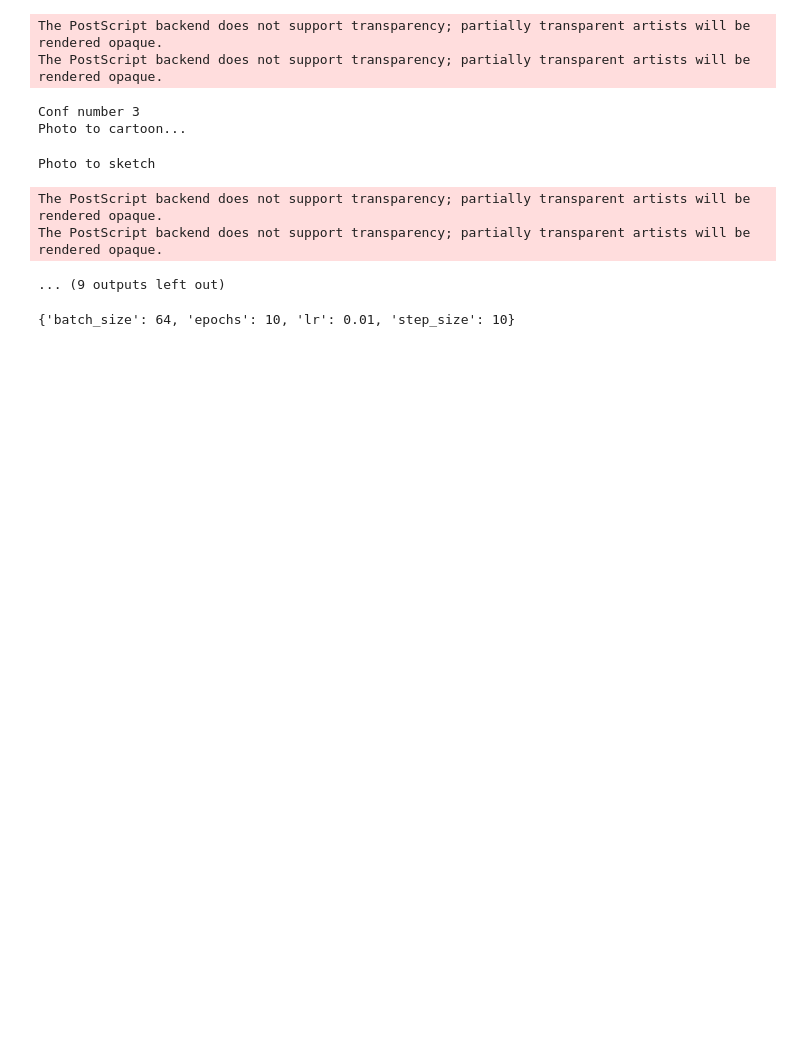
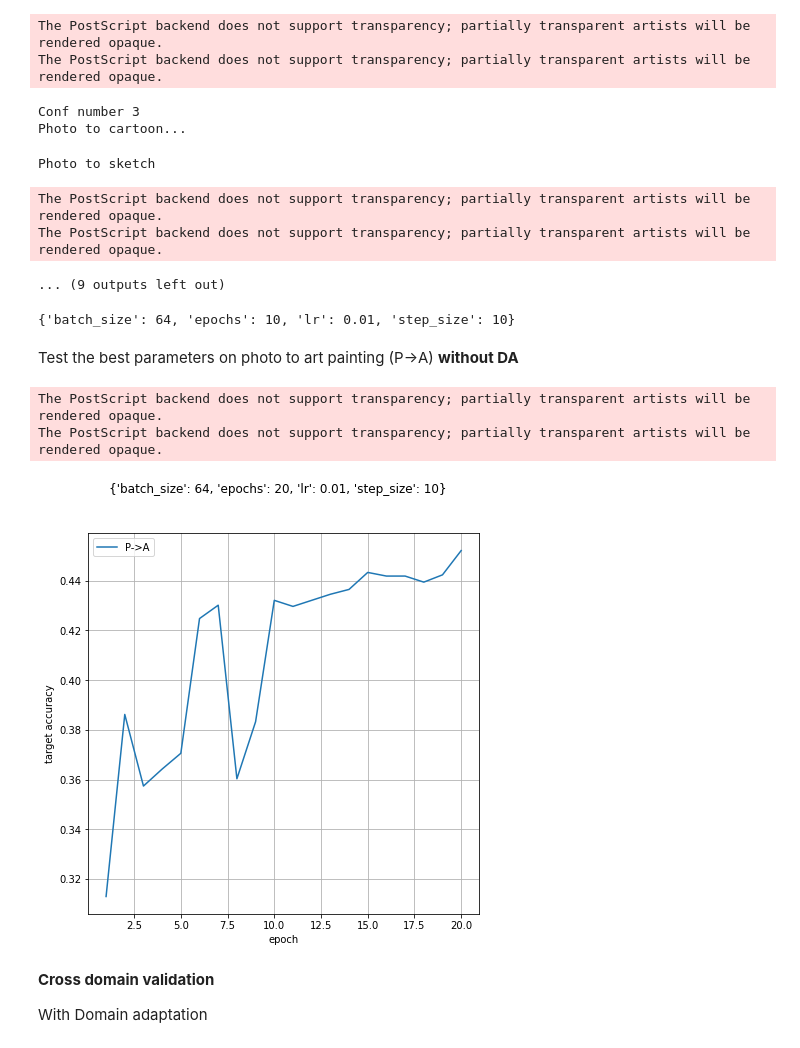
Before and after one commit to toyo97/MLDL-homework3-PACS, a Jupyter notebook: DANN.ipynb, the cells around one changed output. Drawn from its saved outputs; the diff is of its cells as text; code cells hidden in the pictures; blank space fills up the shorter version.

```diff
--- a/DANN.ipynb
+++ b/DANN.ipynb
@@ -366,7 +356,7 @@ import sys
 sys.path.append('HW3')
 from training_methods import source_only_train, DA_train
 # %%
-def plot_target_accuracies(tgt_accs_PC, tgt_accs_PS, conf_number, params):
+def plot_target_accuracies(tgt_accs_PC, tgt_accs_PS, conf_number, params, label='source_only'):
   fig, ax = plt.subplots(figsize=(7,7))
   num_epochs = len(tgt_accs_PC)
   ax.plot(np.arange(1, num_epochs+1), tgt_accs_PC, label='P->C')
@@ -378,7 +368,7 @@ def plot_target_accuracies(tgt_accs_PC, tgt_accs_PS, conf_number, params):
 
   conf_title = f'{params}'
   fig.suptitle(conf_title)
-  fig.savefig(f'plots/tuning/source_only/{conf_number}.eps', format='eps')
+  fig.savefig(f'plots/tuning/{label}/{conf_number}.eps', format='eps')
 # %%
 from sklearn.model_selection import ParameterGrid
 import random
@@ -453,3 +443,39 @@ The PostScript backend does not support transparency; partially transparent arti
 params_list[np.argmax(list(map(lambda a: a[0], avg_accs)))]
 # %% [output]
 {'batch_size': 64, 'epochs': 10, 'lr': 0.01, 'step_size': 10}
+# %% [markdown]
+Test the best parameters on photo to art painting (P->A) **without DA**
+# %%
+def plot_test_target_result(tgt_accs_PA, params, label='source_only'):
+  fig, ax = plt.subplots(figsize=(7,7))
+  num_epochs = len(tgt_accs_PA)
+  ax.plot(np.arange(1, num_epochs+1), tgt_accs_PA, label='P->A')
+  ax.set_ylabel('target accuracy')
+  ax.set_xlabel('epoch')
+  ax.legend()
+  ax.grid()
+
+  conf_title = f'{params}'
+  fig.suptitle(conf_title)
+  fig.savefig(f'plots/tuning/{label}/test.eps', format='eps')
+# %%
+params = params_list[np.argmax(list(map(lambda a: a[0], avg_accs)))]
+
+# let's run it for 20 epochs
+params['epochs'] = 20
+
+tgt_accs_PA = source_only_train('HW3/PACS/photo', 'HW3/PACS/art_painting',
+                                  lr=params['lr'],
+                                  batch_size=params['batch_size'],
+                                  step_size=params['step_size'],
+                                  epochs=params['epochs'])
+# %%
+plot_test_target_result(tgt_accs_PA, params)
+# %% [output]
+The PostScript backend does not support transparency; partially transparent artists will be rendered opaque.
+The PostScript backend does not support transparency; partially transparent artists will be rendered opaque.
+[figure, added]
+# %% [markdown]
+**Cross domain validation**
+
+With Domain adaptation
```
Also changed, not shown: parts of 5 cells of this notebook.
